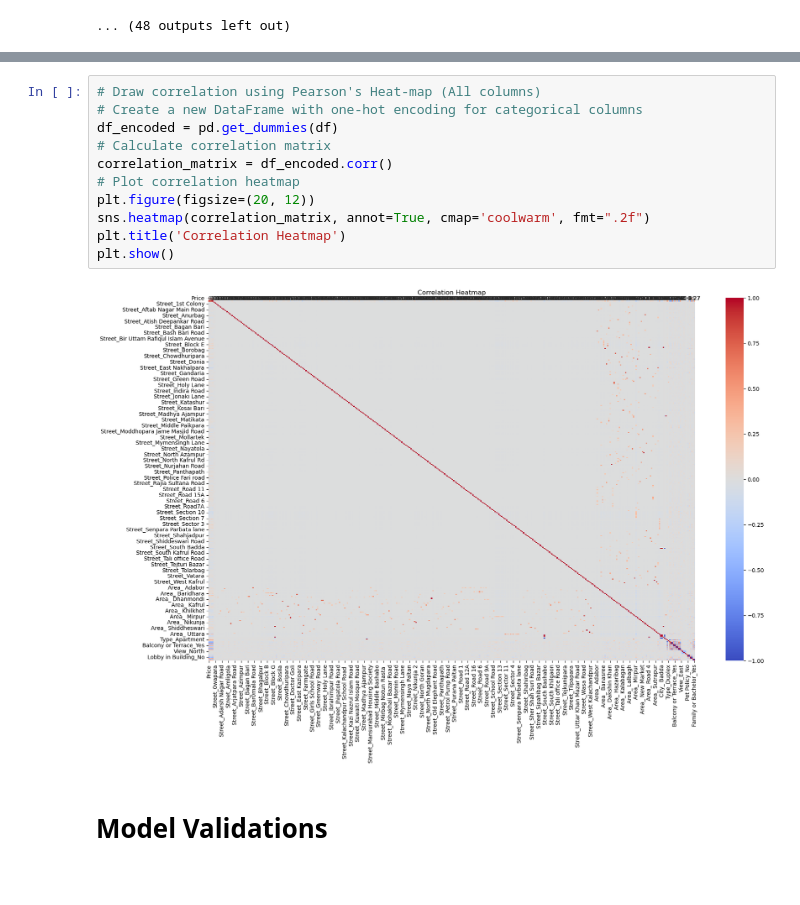
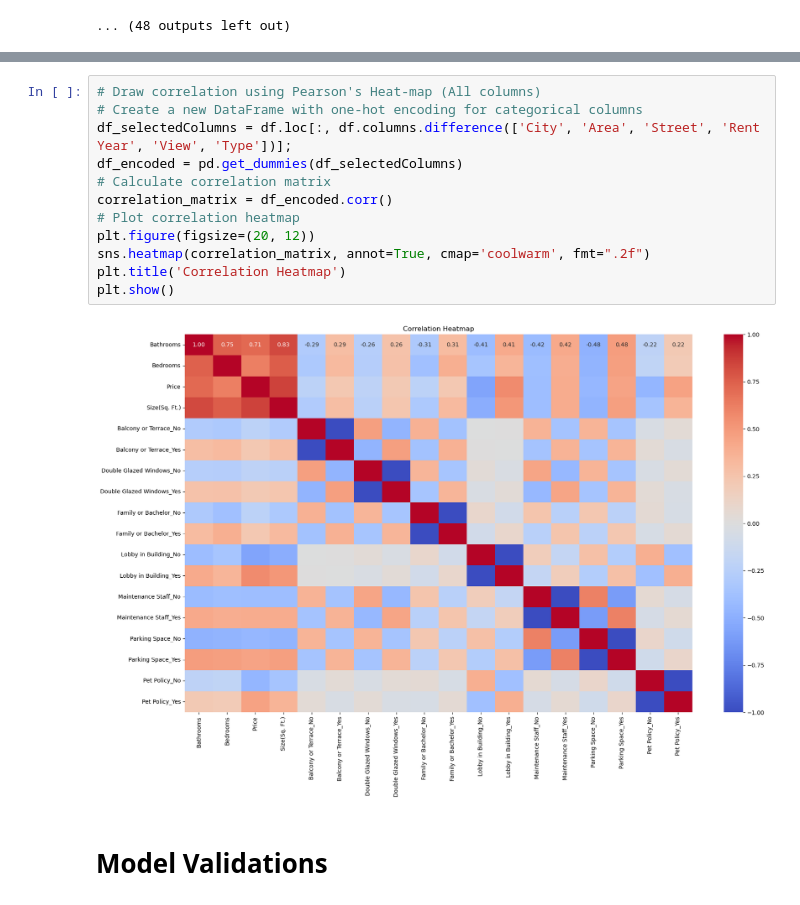
Before and after one commit to jhonnovax/House-Price-Prediction, a Jupyter notebook: house-price-prediction.ipynb, the cells around one changed output, grey strips where cells are left out. Saved outputs shown, nothing was run; the diff lists cells and outputs as text.

```diff
--- a/house-price-prediction.ipynb
+++ b/house-price-prediction.ipynb
@@ -393,16 +396,17 @@ plt.show()
 # %%
 # Draw correlation using Pearson's Heat-map (All columns)
 # Create a new DataFrame with one-hot encoding for categorical columns
-df_encoded = pd.get_dummies(df)
+df_selectedColumns = df.loc[:, df.columns.difference(['City', 'Area', 'Street', 'Rent Year', 'View', 'Type'])];
+df_encoded = pd.get_dummies(df_selectedColumns)
 # Calculate correlation matrix
 correlation_matrix = df_encoded.corr()
 # Plot correlation heatmap
 plt.figure(figsize=(20, 12))
 sns.heatmap(correlation_matrix, annot=True, cmap='coolwarm', fmt=".2f")
 plt.title('Correlation Heatmap')
 plt.show()
 # %% [output]
-[figure, old version]
+[figure, new version]
 # %% [markdown]
 # Model Validations
 # %% [markdown]
```
Also changed, not shown: parts of 22 cells of this notebook.
